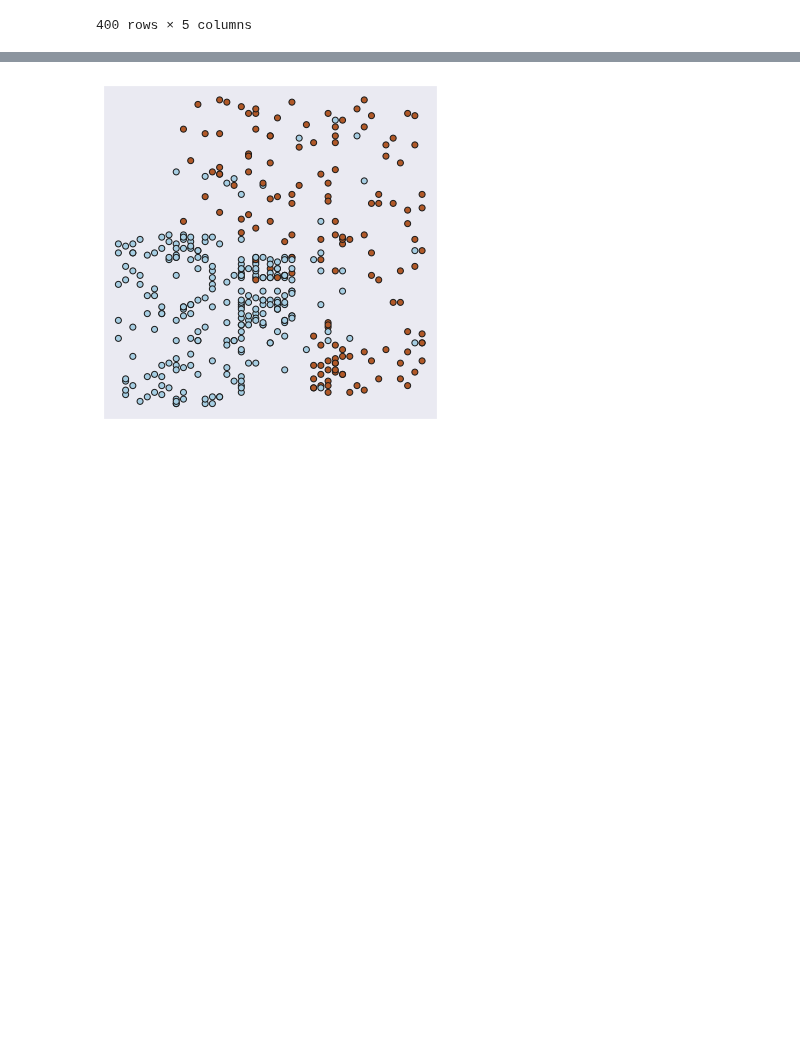
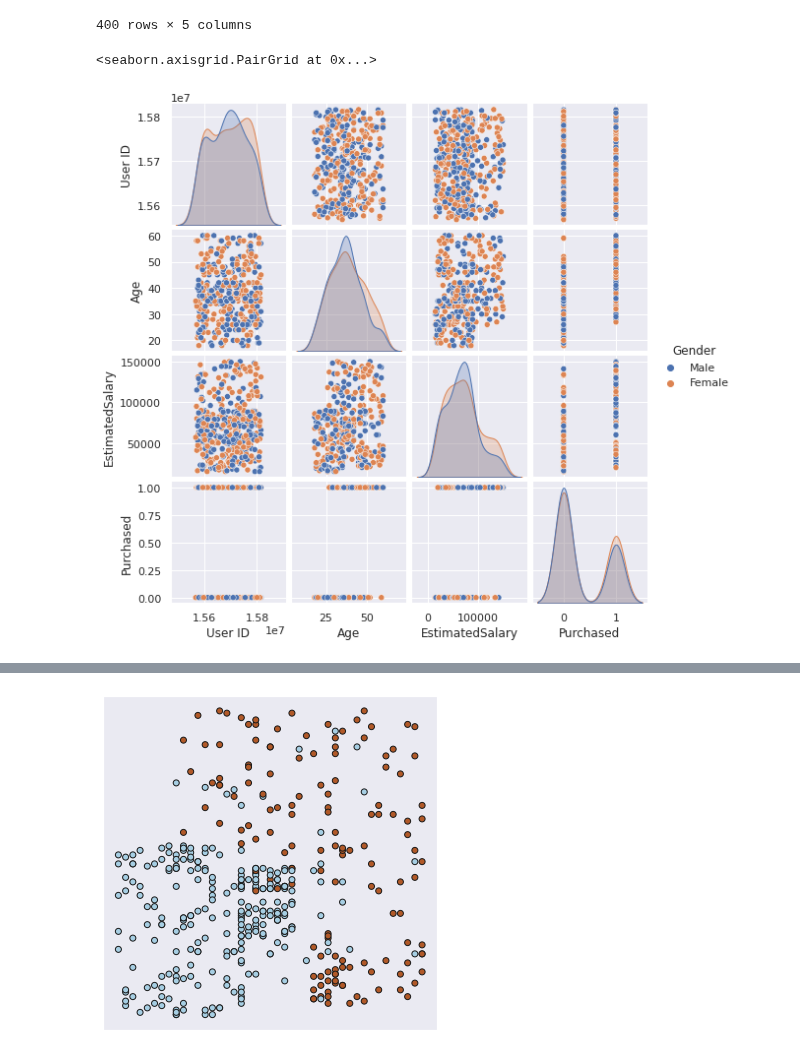
Before and after one commit to asheta66/Machine-Learning-2024, a Jupyter notebook: Logistic Regression/logistic_Regression_A.ipynb, the cells around one changed output, grey strips where cells are left out. Saved outputs shown, nothing was run; the diff lists cells and outputs as text; code cells hidden in the pictures; blank space fills up the shorter version.

```diff
--- a/Logistic Regression/logistic_Regression_A.ipynb
+++ b/Logistic Regression/logistic_Regression_A.ipynb
@@ -29,3 +29,8 @@ df
 | 398 | 15755018 | Male | 36 | 33000 | 0 |
 | 399 | 15594041 | Female | 49 | 36000 | 1 |
 400 rows × 5 columns
+# %%
+sns.pairplot(df, hue='Gender', height=2)
+# %% [output]
+<seaborn.axisgrid.PairGrid at 0x...>
+[figure, added]
```
Also changed, not shown: parts of 2 cells of this notebook.
